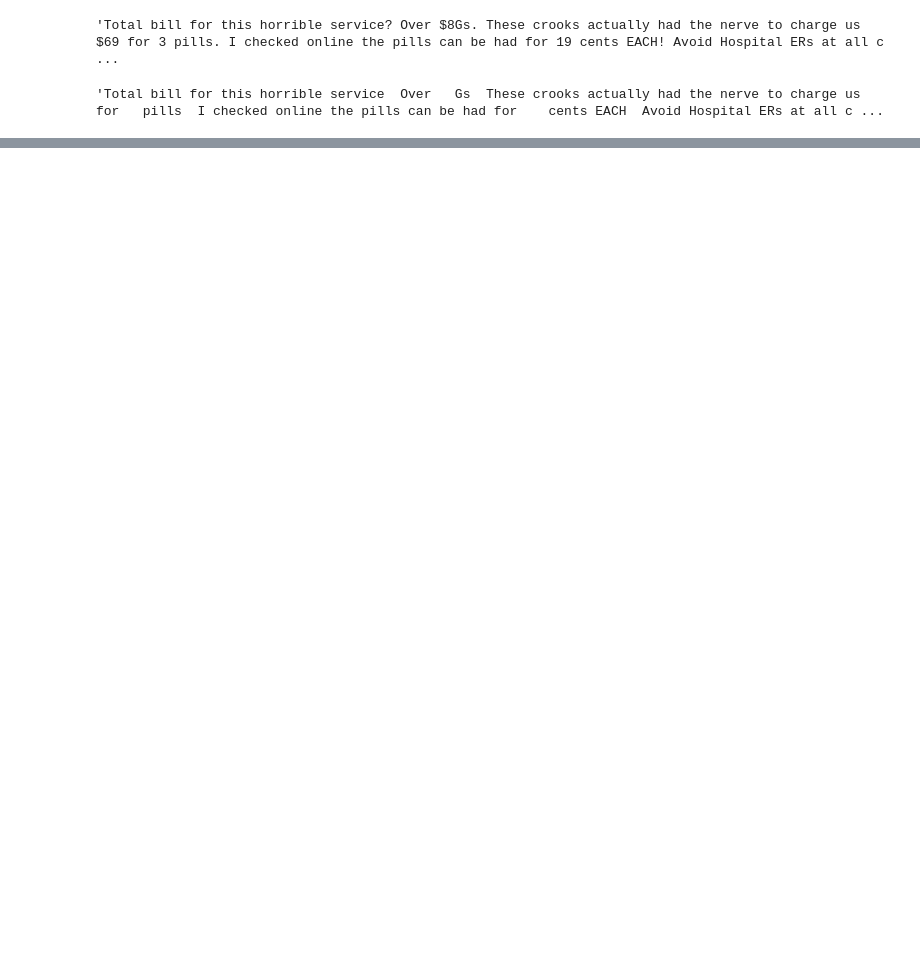
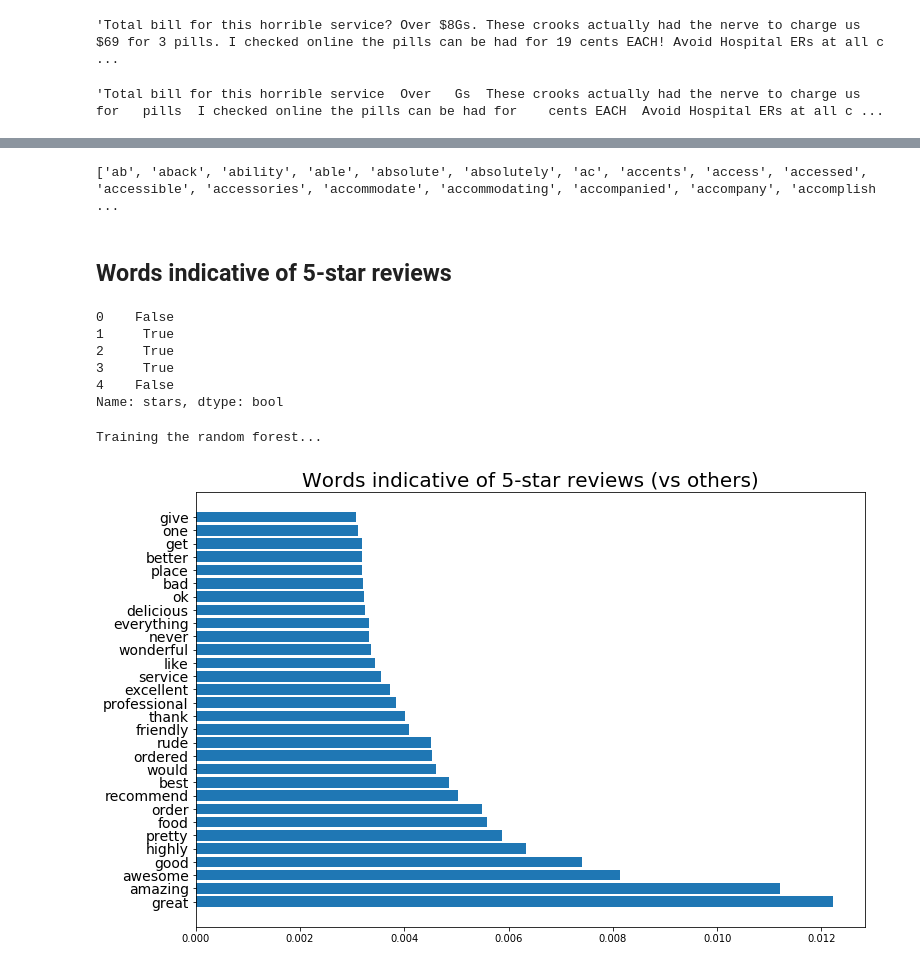
Before and after one commit to daericks/yelp-dataset, a Jupyter notebook: notebooks/review-brainstormAndClean.ipynb, the cells around one changed output, grey strips where cells are left out. Saved outputs shown, nothing was run; the diff lists cells and outputs as text; code cells hidden in the pictures; blank space fills up the shorter version.

```diff
--- a/notebooks/review-brainstormAndClean.ipynb
+++ b/notebooks/review-brainstormAndClean.ipynb
@@ -65,0 +107,44 @@ dfreviews['text'][0]
+# %%
+# Take a look at the words in the vocabulary
+vocab = vectorizer.get_feature_names()
+print(vocab)
+# %% [output]
+['ab', 'aback', 'ability', 'able', 'absolute', 'absolutely', 'ac', 'accents', 'access', 'accessed', 'accessible', 'accessories', 'accommodate', 'accommodating', 'accompanied', 'accompany', 'accomplish ...
+# %% [markdown]
+## Words indicative of 5-star reviews
+# %%
+# Want to understand words predictive of 5-star reviews
+# Make a label that is 5-star and build a model to predict
+ydata = (dfreviews['stars'] == 5)
+ydata.head()
+# %% [output]
+0    False
+1     True
+2     True
+3     True
+4    False
+Name: stars, dtype: bool
+# %%
+print("Training the random forest...")
+from sklearn.ensemble import RandomForestClassifier
+
+# Initialize a Random Forest classifier with 100 trees
+forest = RandomForestClassifier(n_estimators = 100)
+
+# Fit the forest to the training set, using the bag of words as
+# features and the sentiment labels as the response variable
+#
+# This may take a few minutes to run
+forest = forest.fit( train_data_features, ydata )
+# %% [output]
+Training the random forest...
+# %%
+wordImportances = pd.DataFrame(data=zip(vocab, forest.feature_importances_), columns=['Word', 'Importance'])
+wordImportances.sort_values(by=['Importance'], axis=0, ascending=False, inplace=True)
+# %%
+plt.figure(figsize=(12,8))
+plt.barh(y='Word', width='Importance', data=wordImportances[:30]);
+plt.yticks(rotation='horizontal', fontsize=14);
+plt.title('Words indicative of 5-star reviews (vs others)', fontsize=20);
+# %% [output]
+[figure, added]
```
Also changed, not shown: parts of 22 cells of this notebook.
